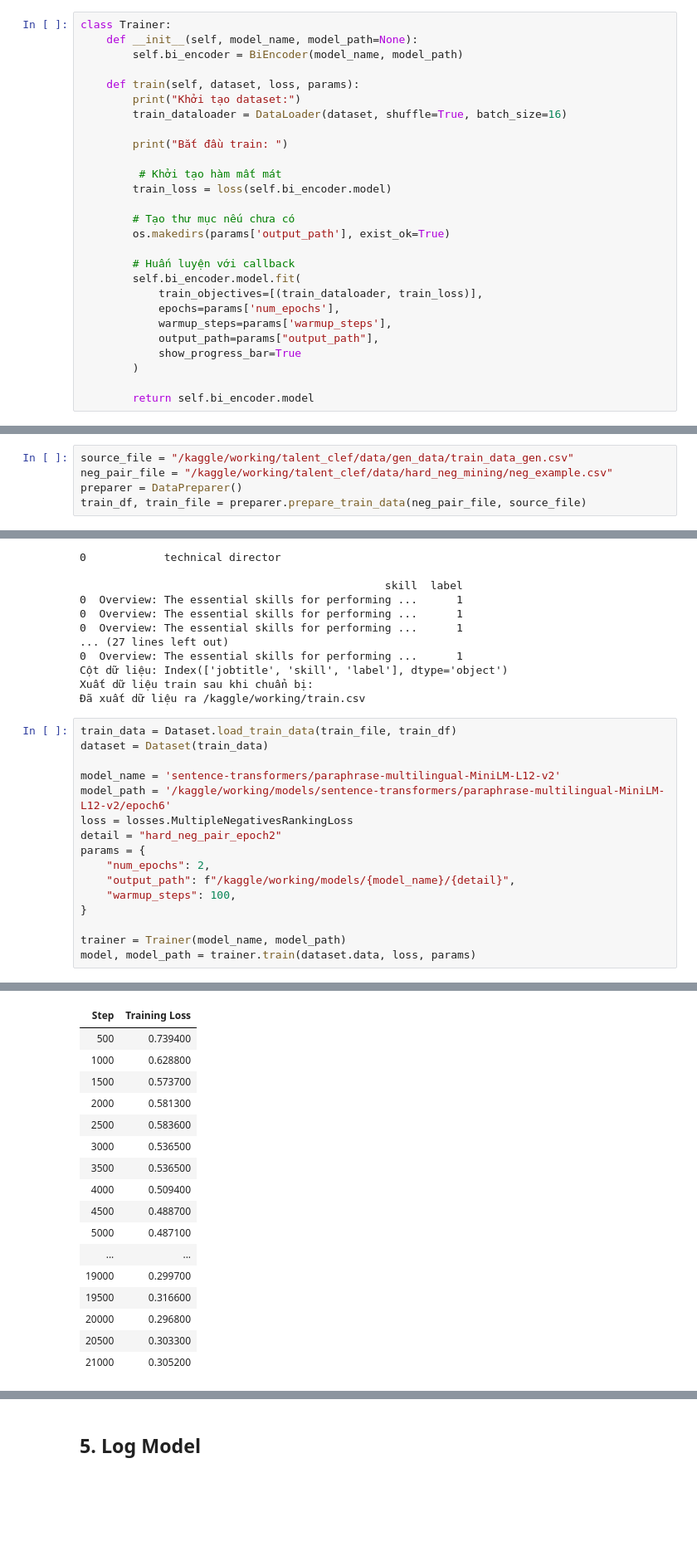
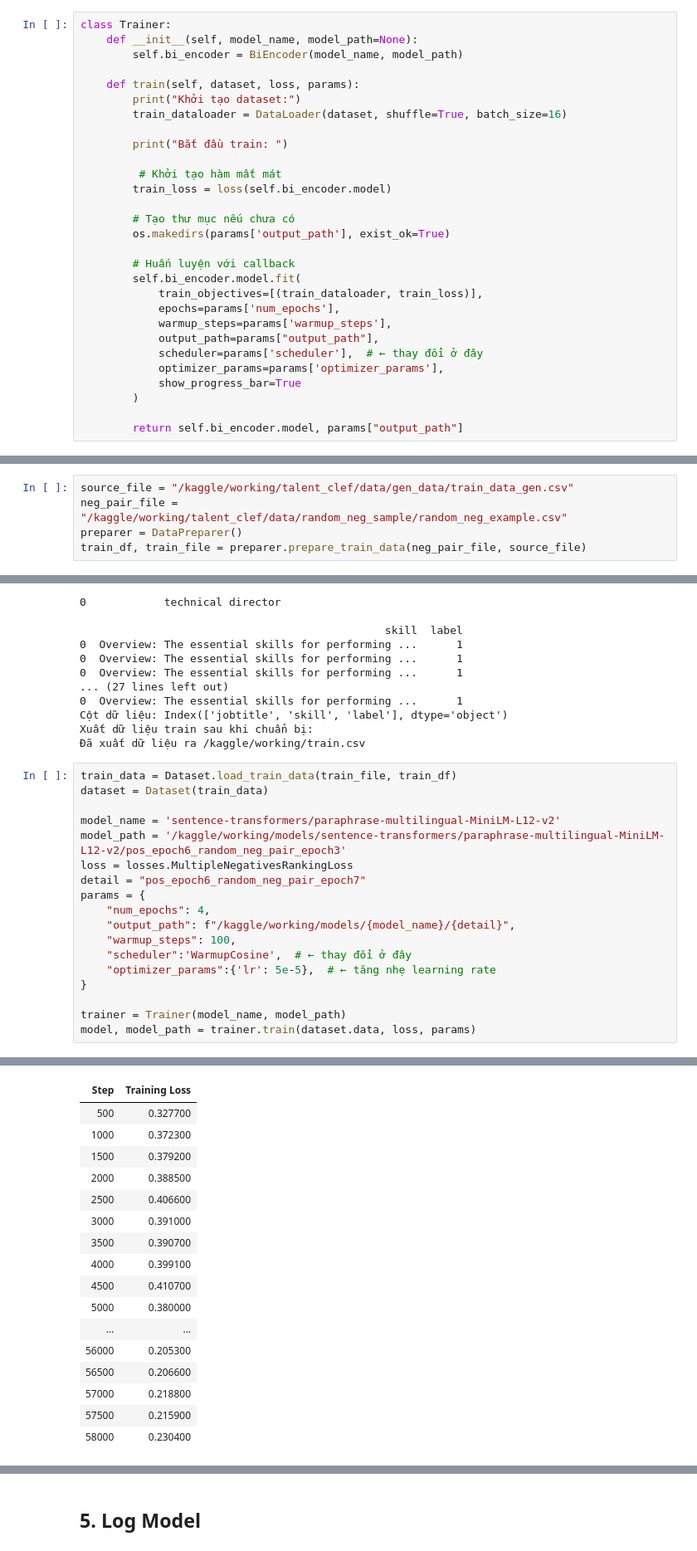
Before and after one commit to hoivd/talent_clef, a Jupyter notebook: code/talent-clef-new-trainer.ipynb, the cells around one changed output, grey strips where cells are left out. Shown at 83% size. Cells and saved outputs as stored; diff of their text form; blank space fills up the shorter version.

Commit message:
Kaggle Notebook | talent_clef_trainer | Version 7

```diff
--- a/code/talent-clef-new-trainer.ipynb
+++ b/code/talent-clef-new-trainer.ipynb
@@ -238,10 +238,12 @@ class Trainer:
             epochs=params['num_epochs'],
             warmup_steps=params['warmup_steps'],
             output_path=params["output_path"],
+            scheduler=params['scheduler'],  # ← thay đổi ở đây
+            optimizer_params=params['optimizer_params'],
             show_progress_bar=True
         )
 
-        return self.bi_encoder.model
+        return self.bi_encoder.model, params["output_path"]
 # %% [markdown]
 # Inference
 # %%
@@ -688,6 +717,6 @@ Successfully installed cbor-1.0.0 cbor2-5.6.5 cramjam-2.10.0 fastparquet-2024.11
 # %%
 source_file = "/kaggle/working/talent_clef/data/gen_data/train_data_gen.csv"
-neg_pair_file = "/kaggle/working/talent_clef/data/hard_neg_mining/neg_example.csv"
+neg_pair_file = "/kaggle/working/talent_clef/data/random_neg_sample/random_neg_example.csv"
 preparer = DataPreparer()
 train_df, train_file = preparer.prepare_train_data(neg_pair_file, source_file)
 # %% [output]
@@ -713,13 +742,15 @@ train_data = Dataset.load_train_data(train_file, train_df)
 dataset = Dataset(train_data)
 
 model_name = 'sentence-transformers/paraphrase-multilingual-MiniLM-L12-v2'
-model_path = '/kaggle/working/models/sentence-transformers/paraphrase-multilingual-MiniLM-L12-v2/epoch6'
+model_path = '/kaggle/working/models/sentence-transformers/paraphrase-multilingual-MiniLM-L12-v2/pos_epoch6_random_neg_pair_epoch3'
 loss = losses.MultipleNegativesRankingLoss
-detail = "hard_neg_pair_epoch2"
+detail = "pos_epoch6_random_neg_pair_epoch7"
 params = {
-    "num_epochs": 2,
+    "num_epochs": 4,
     "output_path": f"/kaggle/working/models/{model_name}/{detail}",
     "warmup_steps": 100,
+    "scheduler":'WarmupCosine',  # ← thay đổi ở đây
+    "optimizer_params":{'lr': 5e-5},  # ← tăng nhẹ learning rate
 }
 
 trainer = Trainer(model_name, model_path)
@@ -734,18 +773,18 @@ Bắt đầu train:
 | Step | Training Loss |
-| 500 | 0.739400 |
-| 1000 | 0.628800 |
-| 1500 | 0.573700 |
-| 2000 | 0.581300 |
-| 2500 | 0.583600 |
-| 3000 | 0.536500 |
-| 3500 | 0.536500 |
-| 4000 | 0.509400 |
-| 4500 | 0.488700 |
-| 5000 | 0.487100 |
+| 500 | 0.327700 |
+| 1000 | 0.372300 |
+| 1500 | 0.379200 |
+| 2000 | 0.388500 |
+| 2500 | 0.406600 |
+| 3000 | 0.391000 |
+| 3500 | 0.390700 |
+| 4000 | 0.399100 |
+| 4500 | 0.410700 |
+| 5000 | 0.380000 |
 | ... | ... |
-| 19000 | 0.299700 |
-| 19500 | 0.316600 |
-| 20000 | 0.296800 |
-| 20500 | 0.303300 |
-| 21000 | 0.305200 |
+| 56000 | 0.205300 |
+| 56500 | 0.206600 |
+| 57000 | 0.218800 |
+| 57500 | 0.215900 |
+| 58000 | 0.230400 |
 # %% [markdown]
```
Also changed, not shown: parts of 15 cells of this notebook.
